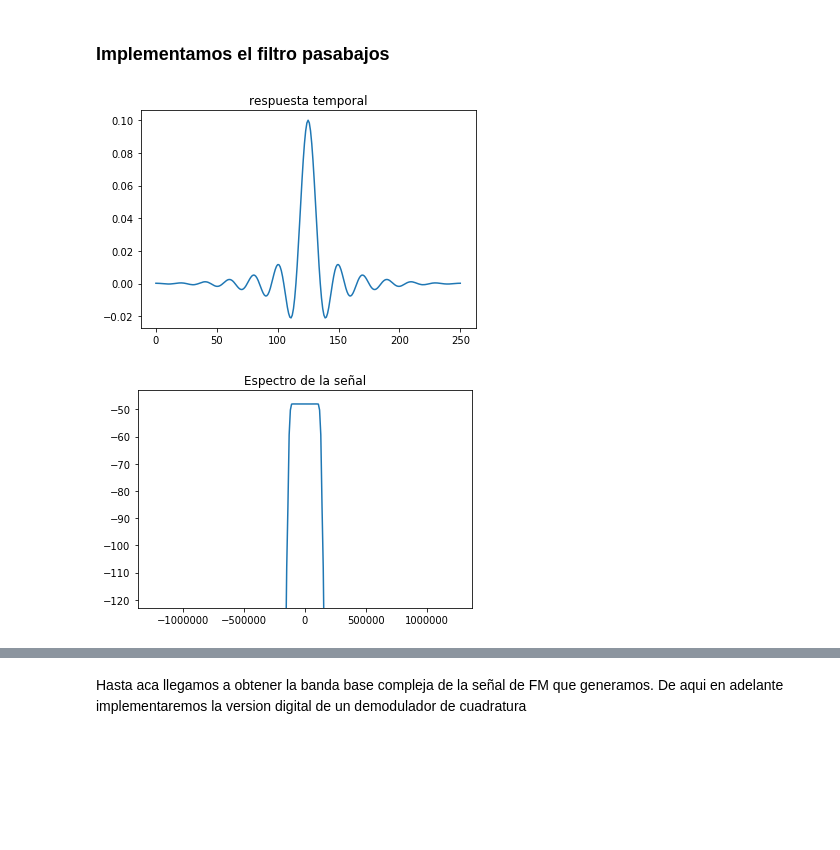
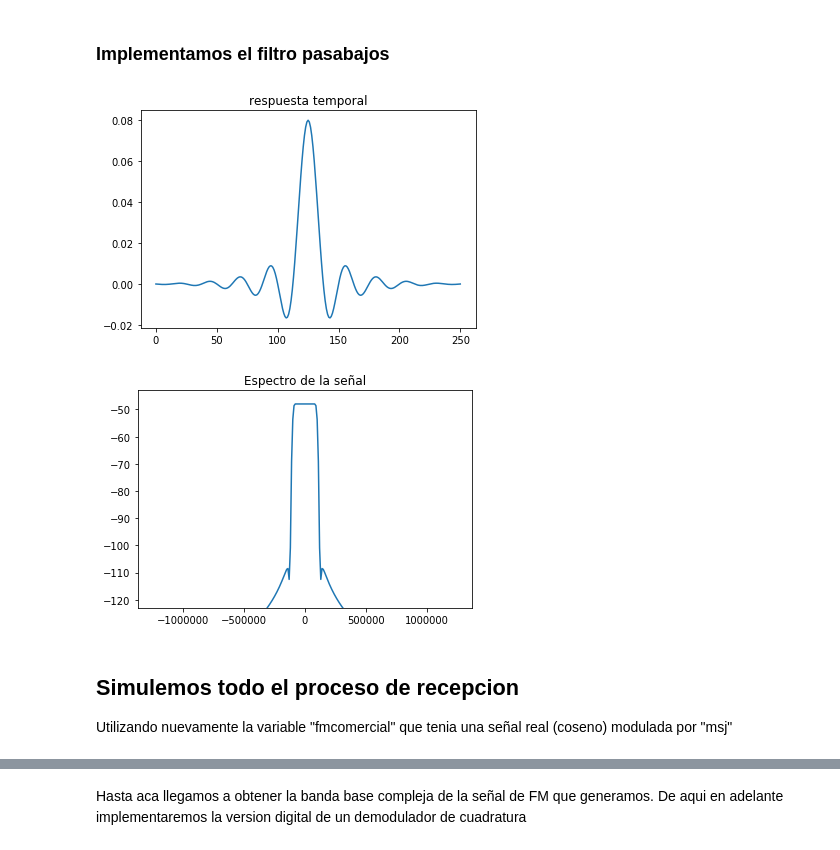
Before and after one commit to pablodecesare1/Modulacion_de_frecuencia, a Jupyter notebook: Demodulación de FM.ipynb, the cells around one changed output, grey strips where cells are left out. Drawn from its saved outputs; the diff is of its cells as text; code cells hidden in the pictures; blank space fills up the shorter version.

```diff
--- a/Demodulación de FM.ipynb
+++ b/Demodulación de FM.ipynb
@@ -71,11 +213,15 @@ plot_spec(fm,fs,tipo="half")
 # %% [markdown]
 ### Implementamos el filtro pasabajos
 # %%
-filtro=dsp.firwin(251,250e3/fs)
+filtro=dsp.firwin(251,200e3/fs)
 plt.title("respuesta temporal")
 plt.plot(filtro)
 plot_spec(filtro,fs)
 # %% [output]
-[figure, old version]
+[figure, new version]
-[figure, old version]
+[figure, new version]
+# %% [markdown]
+## Simulemos todo el proceso de recepcion
+
+Utilizando nuevamente la variable "fmcomercial" que tenia una señal real (coseno) modulada por "msj"
 # %%
```
Also changed, not shown: parts of 28 cells of this notebook, 2 other files.
